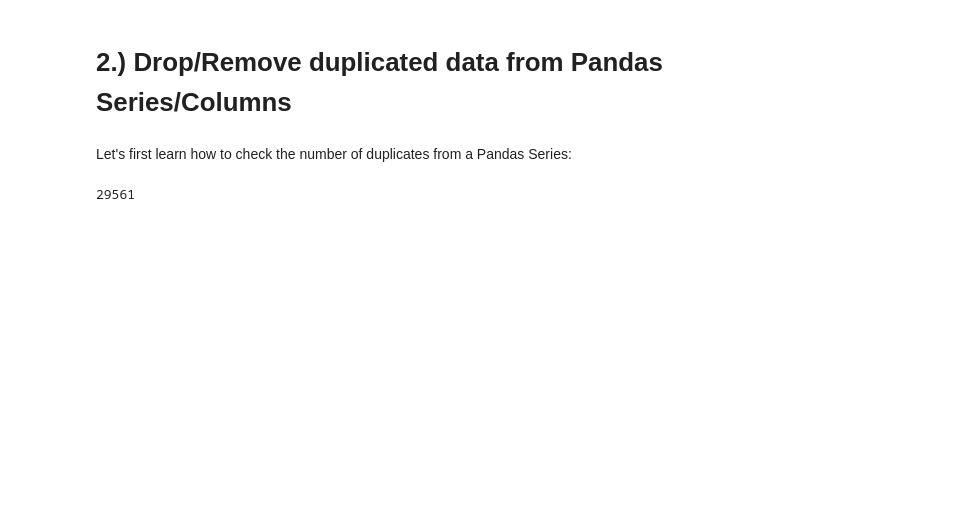
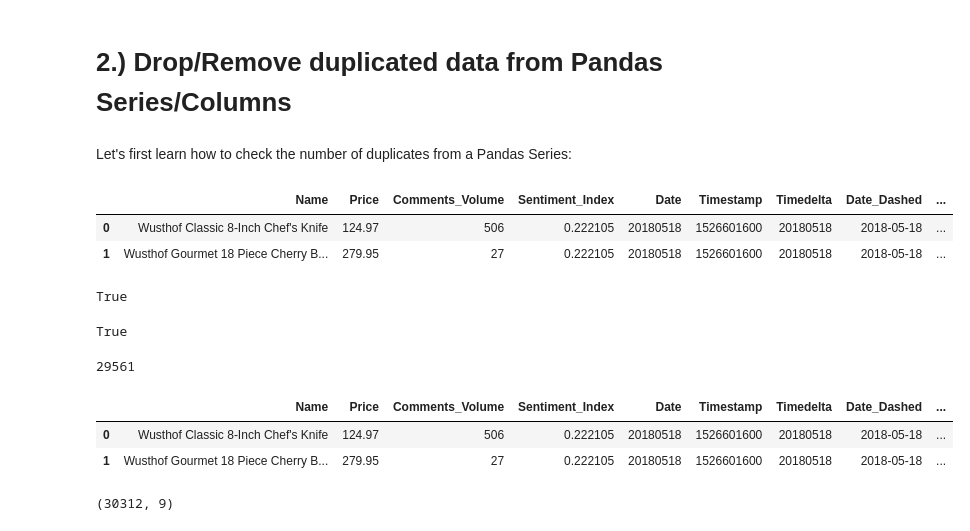
Before and after one commit to Frankdew1995/Python_Cookbook, a Jupyter notebook: 20-Data-Analysis-With-Pandas-Openpyxl/20-04-Pandas-Cookbook-Chapter-03.ipynb, the cells around one changed output. Saved outputs shown, nothing was run; the diff lists cells and outputs as text; code cells hidden in the pictures; blank space fills up the shorter version.

```diff
--- a/20-Data-Analysis-With-Pandas-Openpyxl/20-04-Pandas-Cookbook-Chapter-03.ipynb
+++ b/20-Data-Analysis-With-Pandas-Openpyxl/20-04-Pandas-Cookbook-Chapter-03.ipynb
@@ -14,9 +59,34 @@ dtype('O')
 # 2.) Drop/Remove duplicated data from Pandas Series/Columns
 # %% [markdown]
 Let's first learn how to check the number of duplicates from a Pandas Series:
-# %%
-df["Name"].duplicated().sum() # This is saying there're 29561 Data Duplicates from Pandas Series "Name"
-# %% [output]
-29561
+# %%
+dff = pd.read_excel("Wusthof.xlsx", sheet_name=0)
+dff.head(2)
+# %% [output]
+|  | Name | Price | Comments_Volume | Sentiment_Index | Date | Timestamp | Timedelta | Date_Dashed | ... |
+| 0 | Wusthof Classic 8-Inch Chef's Knife | 124.97 | 506 | 0.222105 | 20180518 | 1526601600 | 20180518 | 2018-05-18 | ... |
+| 1 | Wusthof Gourmet 18 Piece Cherry B... | 279.95 | 27 | 0.222105 | 20180518 | 1526601600 | 20180518 | 2018-05-18 | ... |
+# %%
+True == 1
+# %% [output]
+True
+# %%
+False == 0
+# %% [output]
+True
+# %%
+dff["Name"].duplicated().sum() # Return the total of duplciates
+# %% [output]
+29561
+# %%
+dff.head(2)
+# %% [output]
+|  | Name | Price | Comments_Volume | Sentiment_Index | Date | Timestamp | Timedelta | Date_Dashed | ... |
+| 0 | Wusthof Classic 8-Inch Chef's Knife | 124.97 | 506 | 0.222105 | 20180518 | 1526601600 | 20180518 | 2018-05-18 | ... |
+| 1 | Wusthof Gourmet 18 Piece Cherry B... | 279.95 | 27 | 0.222105 | 20180518 | 1526601600 | 20180518 | 2018-05-18 | ... |
+# %%
+dff.shape
+# %% [output]
+(30312, 9)
 # %% [markdown]
 # Now the question comes how we can remove all these duplicates?
```
Also changed, not shown: parts of 21 cells of this notebook, 1 other file.
